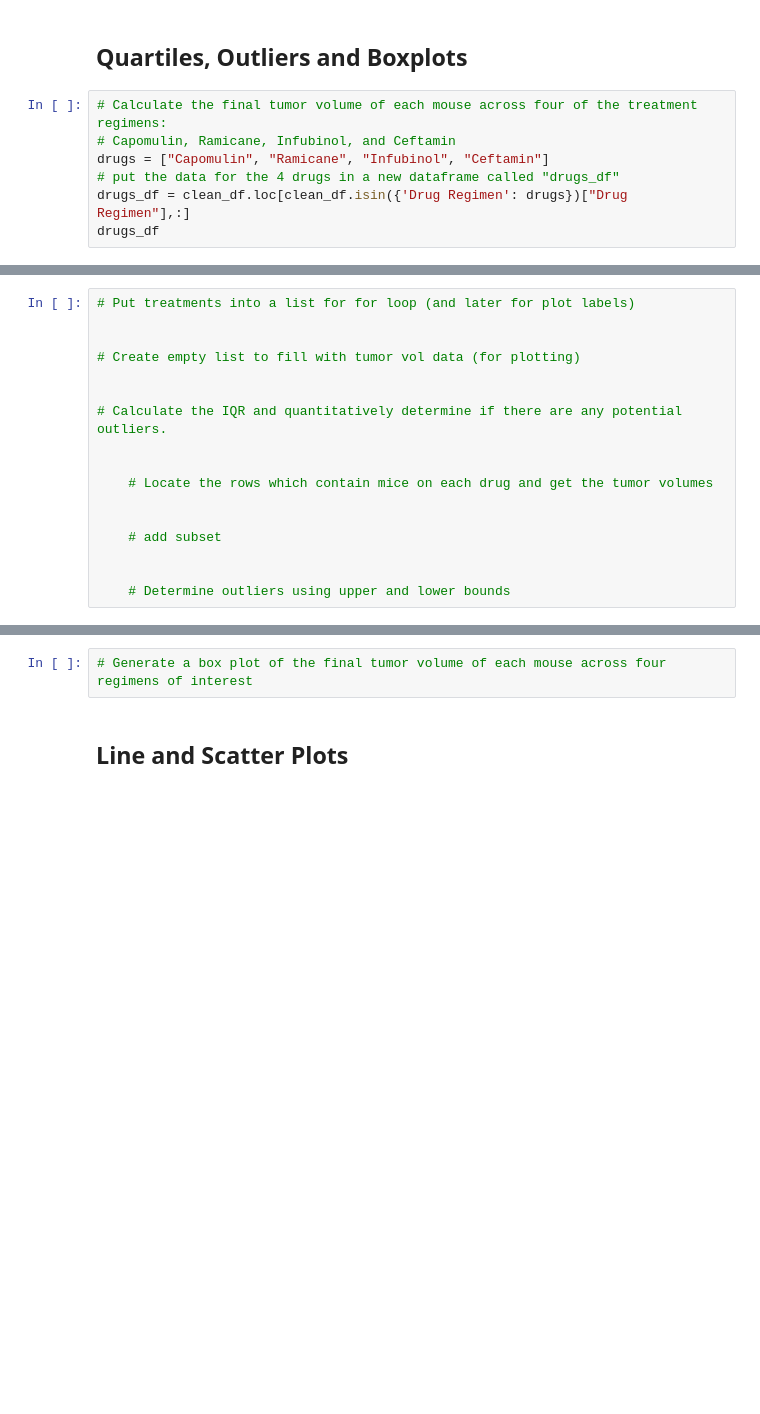
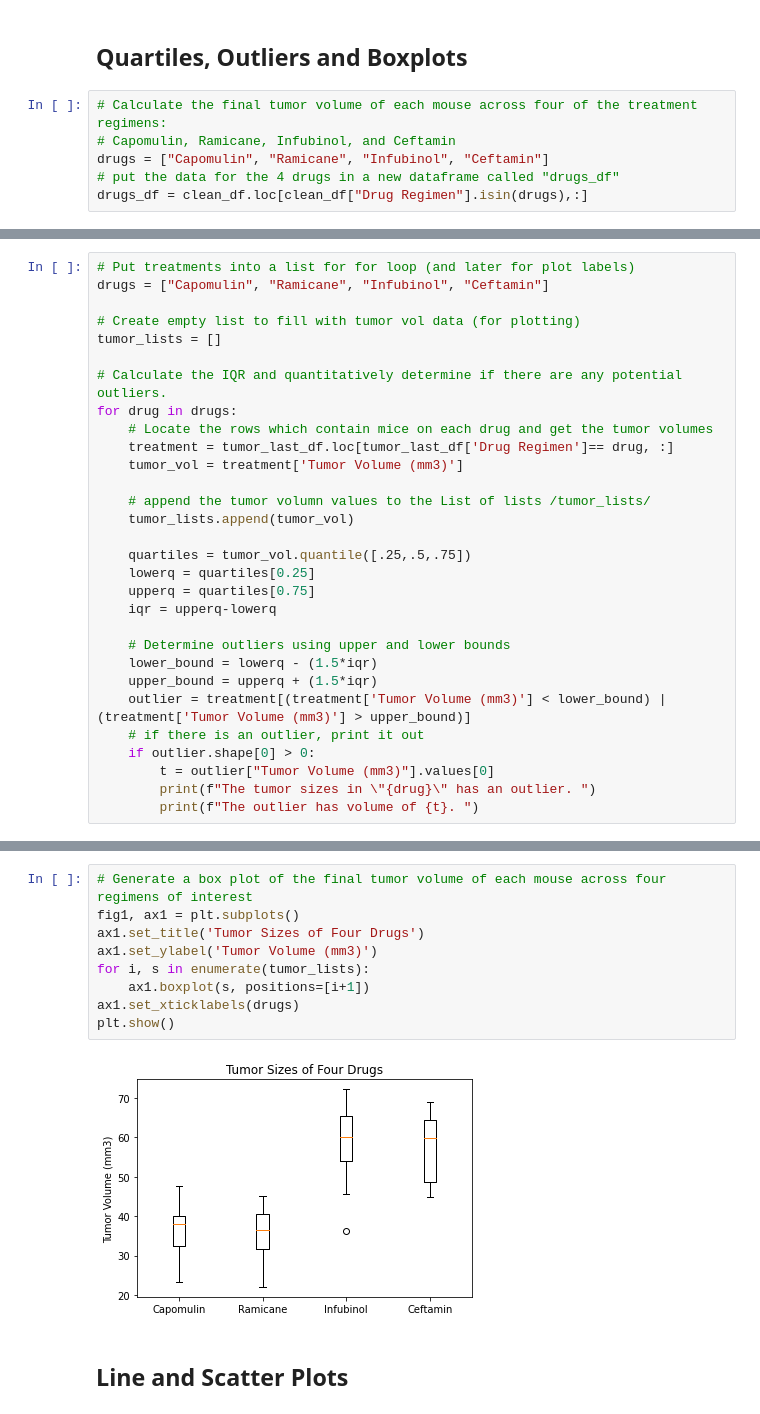
Before and after one commit to Feipeng-Yang/Screening-Potential-Treatments-for-Squamous-Cell-Carcinoma, a Jupyter notebook: pymaceuticals_starter.ipynb, the cells around one changed output, grey strips where cells are left out. Saved outputs shown, nothing was run; the diff lists cells and outputs as text; blank space fills up the shorter version.

Commit message:
finished all plots

```diff
--- a/pymaceuticals_starter.ipynb
+++ b/pymaceuticals_starter.ipynb
@@ -281,5 +194,4 @@ plt.show()
 # Capomulin, Ramicane, Infubinol, and Ceftamin
 drugs = ["Capomulin", "Ramicane", "Infubinol", "Ceftamin"]
 # put the data for the 4 drugs in a new dataframe called "drugs_df"
-drugs_df = clean_df.loc[clean_df.isin({'Drug Regimen': drugs})["Drug Regimen"],:]
-drugs_df
+drugs_df = clean_df.loc[clean_df["Drug Regimen"].isin(drugs),:]
@@ -325,17 +204,30 @@ tumor_last_df
 # %%
 # Put treatments into a list for for loop (and later for plot labels)
-
+drugs = ["Capomulin", "Ramicane", "Infubinol", "Ceftamin"]
 
 # Create empty list to fill with tumor vol data (for plotting)
-
+tumor_lists = []
 
 # Calculate the IQR and quantitatively determine if there are any potential outliers.
+for drug in drugs:
+    # Locate the rows which contain mice on each drug and get the tumor volumes
+    treatment = tumor_last_df.loc[tumor_last_df['Drug Regimen']== drug, :]
+    tumor_vol = treatment['Tumor Volume (mm3)']
 
+    # append the tumor volumn values to the List of lists /tumor_lists/
+    tumor_lists.append(tumor_vol)
 
-    # Locate the rows which contain mice on each drug and get the tumor volumes
-
-
-    # add subset
-
+    quartiles = tumor_vol.quantile([.25,.5,.75])
+    lowerq = quartiles[0.25]
+    upperq = quartiles[0.75]
+    iqr = upperq-lowerq
 
     # Determine outliers using upper and lower bounds
+    lower_bound = lowerq - (1.5*iqr)
+    upper_bound = upperq + (1.5*iqr)
+    outlier = treatment[(treatment['Tumor Volume (mm3)'] < lower_bound) | (treatment['Tumor Volume (mm3)'] > upper_bound)]
+    # if there is an outlier, print it out
+    if outlier.shape[0] > 0:
+        t = outlier["Tumor Volume (mm3)"].values[0]
+        print(f"The tumor sizes in \"{drug}\" has an outlier. ")
+        print(f"The outlier has volume of {t}. ")
@@ -342,4 +237,13 @@ tumor_last_df
 # %%
 # Generate a box plot of the final tumor volume of each mouse across four regimens of interest
+fig1, ax1 = plt.subplots()
+ax1.set_title('Tumor Sizes of Four Drugs')
+ax1.set_ylabel('Tumor Volume (mm3)')
+for i, s in enumerate(tumor_lists):
+    ax1.boxplot(s, positions=[i+1])
+ax1.set_xticklabels(drugs)
+plt.show()
+# %% [output]
+[figure, added]
 # %% [markdown]
 ## Line and Scatter Plots
```
Also changed, not shown: parts of 18 cells of this notebook.
